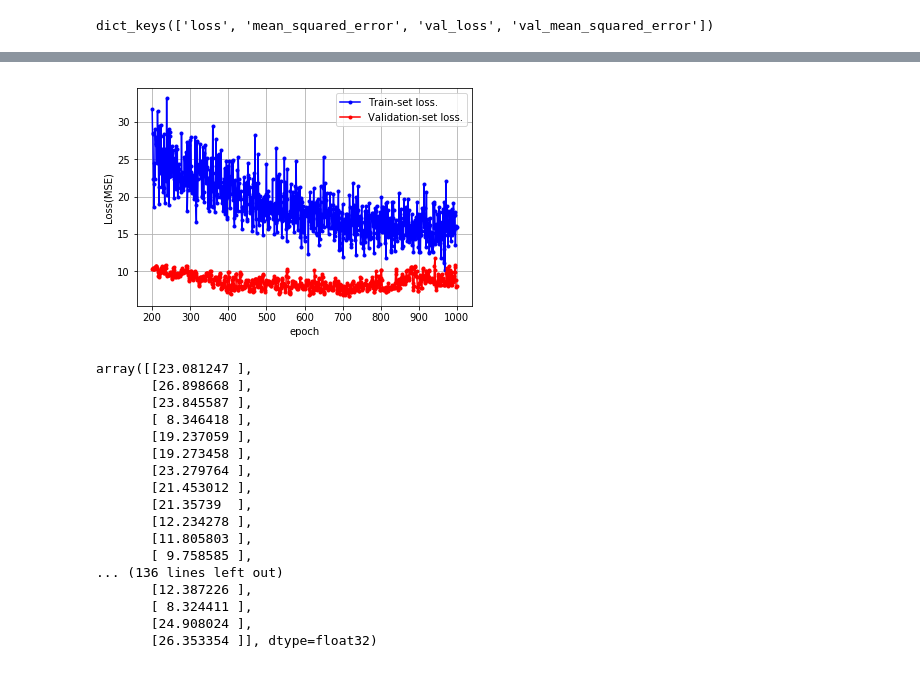
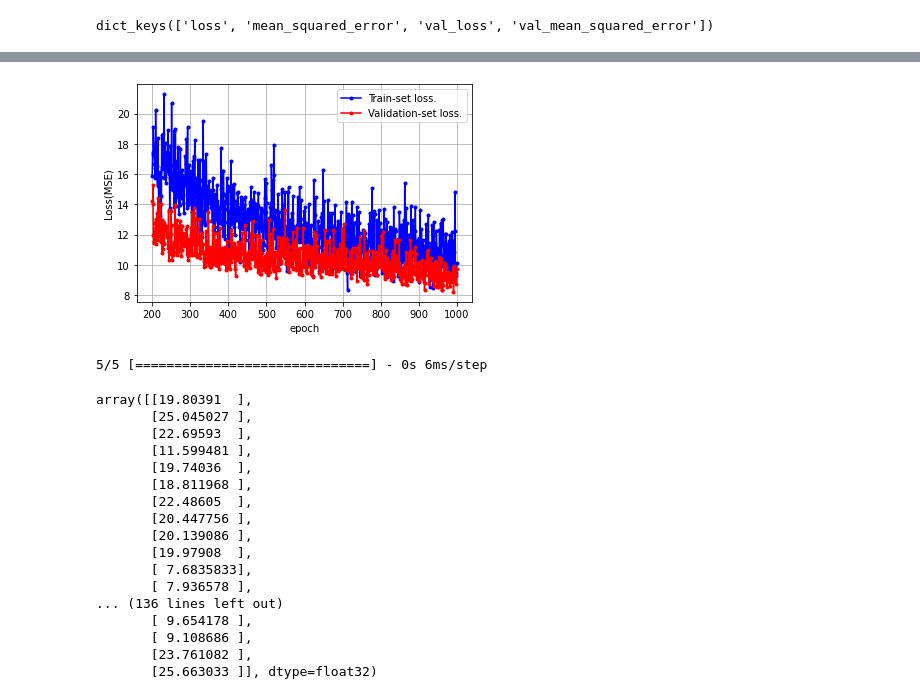
Before and after one commit to y001003/yeardream, a Jupyter notebook: DL/tensor/Problem/4-2. (UseThis) Regression with Keras (Boston house price dataset).ipynb, the cells around one changed output, grey strips where cells are left out. Drawn from its saved outputs; the diff is of its cells as text; code cells hidden in the pictures.

```diff
--- a/DL/tensor/Problem/4-2. (UseThis) Regression with Keras (Boston house price dataset).ipynb
+++ b/DL/tensor/Problem/4-2. (UseThis) Regression with Keras (Boston house price dataset).ipynb
@@ -60,3 +119,14 @@ print(test_label.shape)
 (152, 13)
 (354,)
 (152,)
+# %%
+sc = preprocessing.StandardScaler() # Apply standard scaling on x_data (Standardization)
+
+# train_data = sc.fit_transform(train_data)
+sc.fit(train_data)
+train_data = sc.transform(train_data)
+
+test_data = sc.transform(test_data)
+
+print(x_data.shape) # 모양을 영어로?
+print(y_data.shape) # 모양을 영어로?
@@ -74,18 +147,18 @@ from tensorflow.? import models, layers, activations, initializers, losses, opti
 import os
 os.environ['TF_CPP_MIN_LOG_LEVEL'] = '2' # https://stackoverflow.com/questions/35911252/disable-tensorflow-debugging-information
 # %%
-model = models.?() # Build up the "Sequence" of layers (Linear stack of layers)
+model = models.Sequential() # Build up the "Sequence" of layers (Linear stack of layers)
 
 # Dense-layer (with he-initialization)
-model.add(layers.?(input_dim=?, units=64, activation=None, kernel_initializer=initializers.?())) # he-uniform initialization
+model.add(layers.Dense(input_dim=13, units=64, activation=None, kernel_initializer=initializers.he_uniform())) # he-uniform initialization
 # model.add(layers.BatchNormalization()) # Use this line as if needed
-model.add(layers.Activation('?')) # elu or relu (or layers.ELU / layers.LeakyReLU)
+model.add(layers.Activation('elu')) # elu or relu (or layers.ELU / layers.LeakyReLU)
 
-model.add(layers.?(units=64, activation=None, kernel_initializer=initializers.?()))
-model.add(layers.Activation('?'))
+model.add(layers.Dense(units=64, activation=None, kernel_initializer=initializers.he_uniform()))
+model.add(layers.Activation('elu'))
 
-model.add(layers.?(units=32, activation=None, kernel_initializer=initializers.?()))
-model.add(layers.Activation('?'))
-model.add(layers.?(rate=0.4)) # Dropout-layer
+model.add(layers.Dense(units=32, activation=None, kernel_initializer=initializers.he_uniform()))
+model.add(layers.Activation('elu'))
+model.add(layers.Dropout(rate=0.4)) # Dropout-layer
 
-model.add(layers.Dense(units=?, activation=None))
+model.add(layers.Dense(units=1, activation=None))
@@ -92,13 +167,13 @@ model.add(layers.Dense(units=?, activation=None))
 # %%
 # "Compile" the model description (Configures the model for training)
 
-model.?(optimizer=optimizers.?(), # Please try the Adam-optimizer
-              loss=losses.?, # MSE
-              metrics=[metrics.?]) # MSE
+model.compile(optimizer=optimizers.RMSprop(), # Please try the Adam-optimizer
+              loss=losses.mean_squared_error, # MSE
+              metrics=[metrics.mean_squared_error]) # MSE
 # %%
 # "Fit" the model on training data
 
-history = model.?(train_data, train_label, batch_size=100, epochs=1000, validation_split=0.3, verbose=0)
+history = model.fit(train_data, train_label, batch_size=100, epochs=1000, validation_split=0.3, verbose=0)
 # %%
 # "Evaluate" the model on test data
 
@@ -131,42 +206,43 @@ plt.show()
 # %%
 loss = history.history['mean_squared_error']
 val_loss = history.history['val_mean_squared_error']
 
 x_len = np.arange(len(loss))
 
 # epoch 200 ~ epoch 1000
-plt.plot(x_len[?:], loss[?:], marker='.', c='blue', label="Train-set loss.")
-plt.plot(x_len[?:], val_loss[?:], marker='.', c='red', label="Validation-set loss.")
+plt.plot(x_len[200:], loss[200:], marker='.', c='blue', label="Train-set loss.")
+plt.plot(x_len[200:], val_loss[200:], marker='.', c='red', label="Validation-set loss.")
 
 plt.legend(loc='upper right')
 plt.grid()
 plt.xlabel('epoch')
 plt.ylabel('Loss(MSE)')
 plt.show()
 # %% [output]
-[figure, old version]
+[figure, new version]
 # %%
 # "Predict" on test data
 
-model.?(test_data)
+model.predict(test_data)
 # %% [output]
-array([[23.081247 ],
-       [26.898668 ],
-       [23.845587 ],
-       [ 8.346418 ],
-       [19.237059 ],
-       [19.273458 ],
-       [23.279764 ],
-       [21.453012 ],
-       [21.35739  ],
-       [12.234278 ],
-       [11.805803 ],
-       [ 9.758585 ],
-... (136 lines left out)
-       [12.387226 ],
-       [ 8.324411 ],
-       [24.908024 ],
-       [26.353354 ]], dtype=float32)
+5/5 [==============================] - 0s 6ms/step
+array([[19.80391  ],
+       [25.045027 ],
+       [22.69593  ],
+       [11.599481 ],
+       [19.74036  ],
+       [18.811968 ],
+       [22.48605  ],
+       [20.447756 ],
+       [20.139086 ],
+       [19.97908  ],
+       [ 7.6835833],
+       [ 7.936578 ],
+... (136 lines left out)
+       [ 9.654178 ],
+       [ 9.108686 ],
+       [23.761082 ],
+       [25.663033 ]], dtype=float32)
 # %%
 sample_data = np.array([[0.02731, 0.0, 7.07, 0.0, 0.469, 6.421, 78.9, 4.9671, 2.0, 242.0, 17.8, 396.90, 9.14]])
 # %%
```
Also changed, not shown: parts of 12 cells of this notebook, 6 other files.
